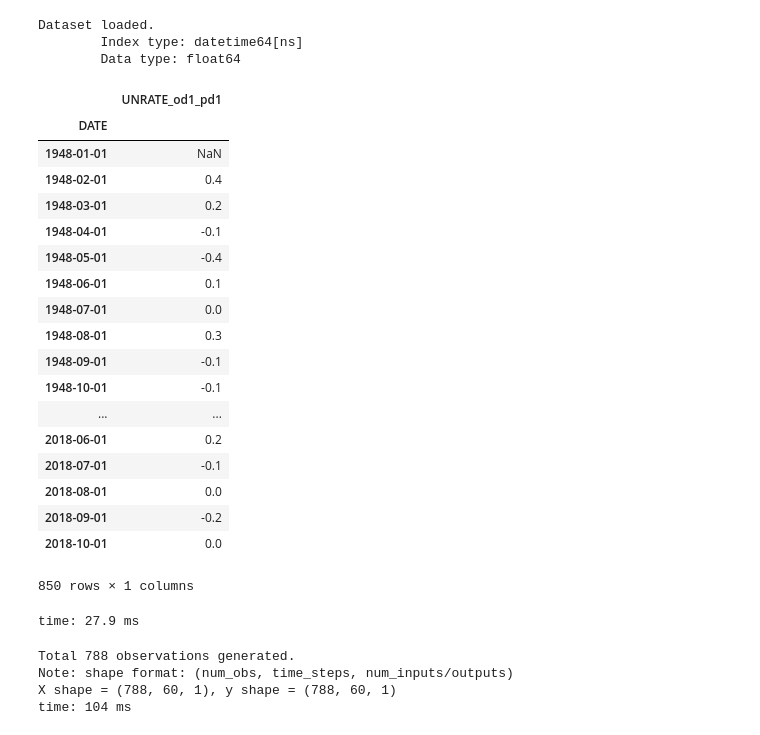
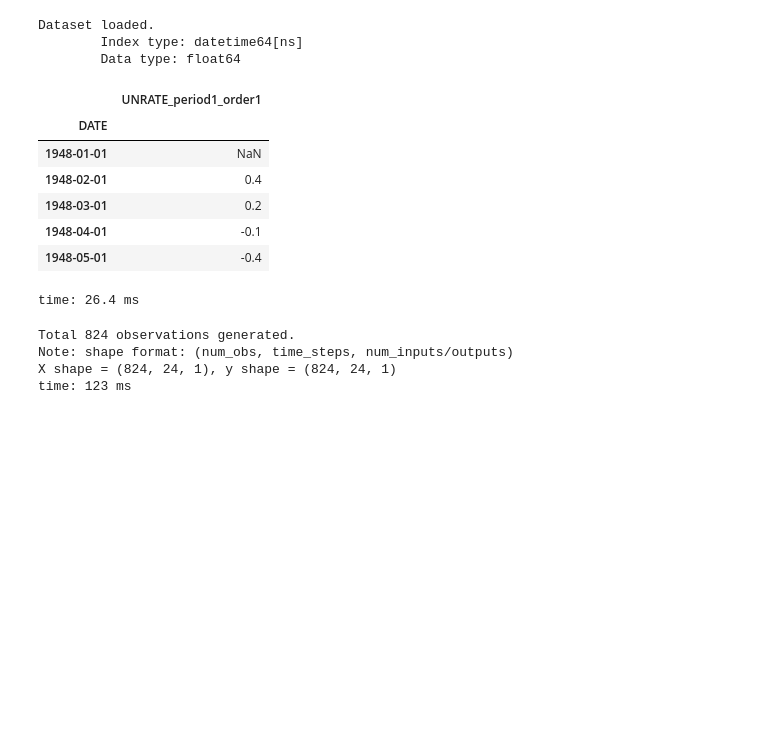
Before and after one commit to TianyuDu/AnnEconForecast, a Jupyter notebook: notebooks/baseline_rnn.ipynb, the cells around one changed output. Drawn from its saved outputs; the diff is of its cells as text; code cells hidden in the pictures; blank space fills up the shorter version.

```diff
--- a/notebooks/baseline_rnn.ipynb
+++ b/notebooks/baseline_rnn.ipynb
@@ -30,41 +34,30 @@ time: 1.3 s
 # %%
 df = load_dataset(UNRATE_DIR[file_dir_selected])
 df_d1 = differencing(df, periods=1, order=1)
-LAGS = 60
-df_d1
+LAGS = 24
+df_d1.head()
 # %% [output]
 Dataset loaded.
         Index type: datetime64[ns]
         Data type: float64
-|  | UNRATE_od1_pd1 |
+|  | UNRATE_period1_order1 |
 | DATE |  |
 | 1948-01-01 | NaN |
 | 1948-02-01 | 0.4 |
 | 1948-03-01 | 0.2 |
 | 1948-04-01 | -0.1 |
 | 1948-05-01 | -0.4 |
-| 1948-06-01 | 0.1 |
-| 1948-07-01 | 0.0 |
-| 1948-08-01 | 0.3 |
-| 1948-09-01 | -0.1 |
-| 1948-10-01 | -0.1 |
-| ... | ... |
-| 2018-06-01 | 0.2 |
-| 2018-07-01 | -0.1 |
-| 2018-08-01 | 0.0 |
-| 2018-09-01 | -0.2 |
-| 2018-10-01 | 0.0 |
-850 rows × 1 columns
+time: 26.4 ms
-time: 27.9 ms
 # %%
-X_raw, y_raw = gen_supervised_sequence(df_d1, LAGS, "UNRATE_od1_pd1", sequence_label=True)
+X_raw, y_raw = gen_supervised_sequence(
+    df_d1, LAGS, "UNRATE_period1_order1", sequential_label=True)
 X_raw = X_raw.reshape(-1, LAGS,)
 y_raw = y_raw.reshape(-1, LAGS,)
 # %% [output]
-Total 788 observations generated.
+Total 824 observations generated.
 Note: shape format: (num_obs, time_steps, num_inputs/outputs)
-X shape = (788, 60, 1), y shape = (788, 60, 1)
-time: 104 ms
+X shape = (824, 24, 1), y shape = (824, 24, 1)
+time: 123 ms
 # %%
 (X_train, X_test,
  y_train, y_test) = train_test_split(
```
Also changed, not shown: parts of 22 cells of this notebook, 1 other file.
